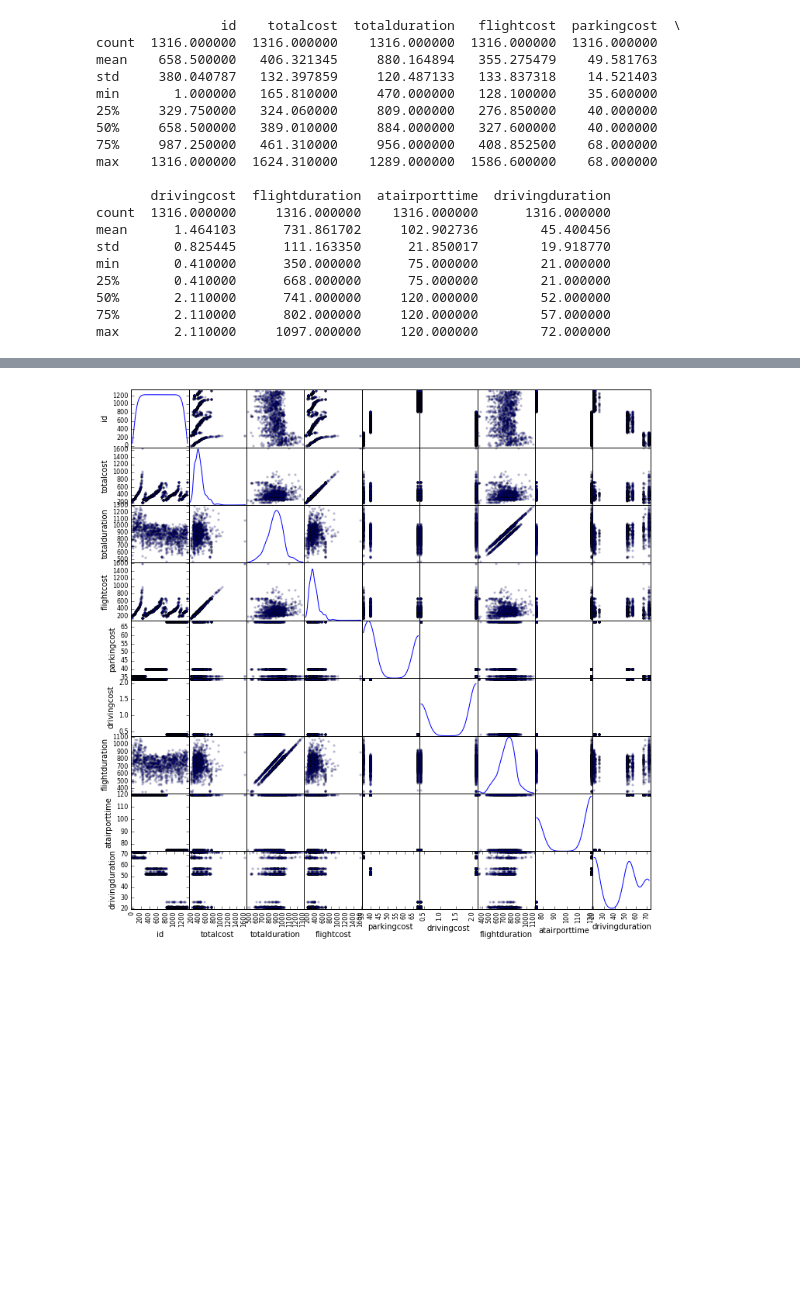
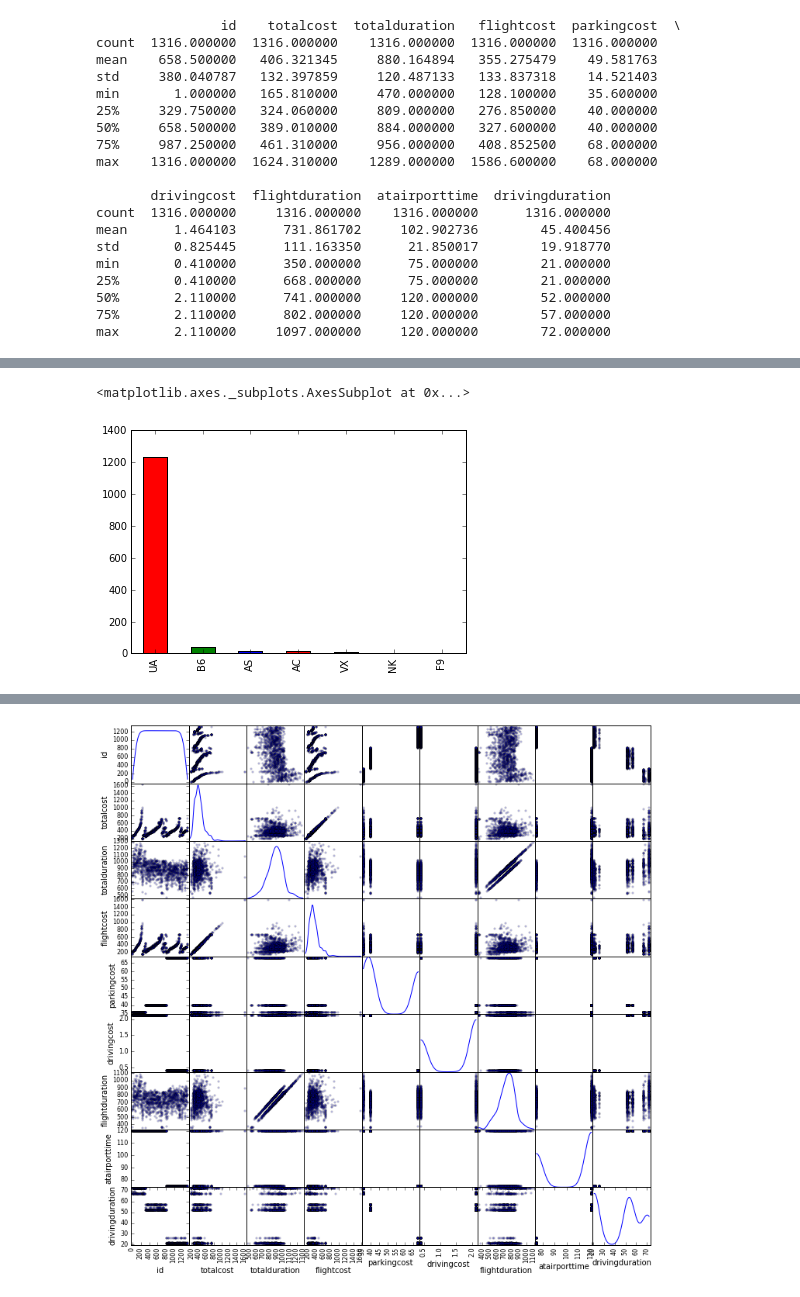
Before and after one commit to akatie/triptomizer, a Jupyter notebook: flightWithLowestCostFunction.ipynb, the cells around one changed output, grey strips where cells are left out. Drawn from its saved outputs; the diff is of its cells as text; code cells hidden in the pictures; blank space fills up the shorter version.

```diff
--- a/flightWithLowestCostFunction.ipynb
+++ b/flightWithLowestCostFunction.ipynb
@@ -89,0 +167,6 @@ Name: airport, dtype: int64
+# %%
+fig, ax = plt.subplots()
+df['airline'].value_counts().plot(ax=ax, color=['r', 'g', 'b'],kind='bar')
+# %% [output]
+<matplotlib.axes._subplots.AxesSubplot at 0x...>
+[figure, added]
```
Also changed, not shown: parts of 25 cells of this notebook, 3 other files.
